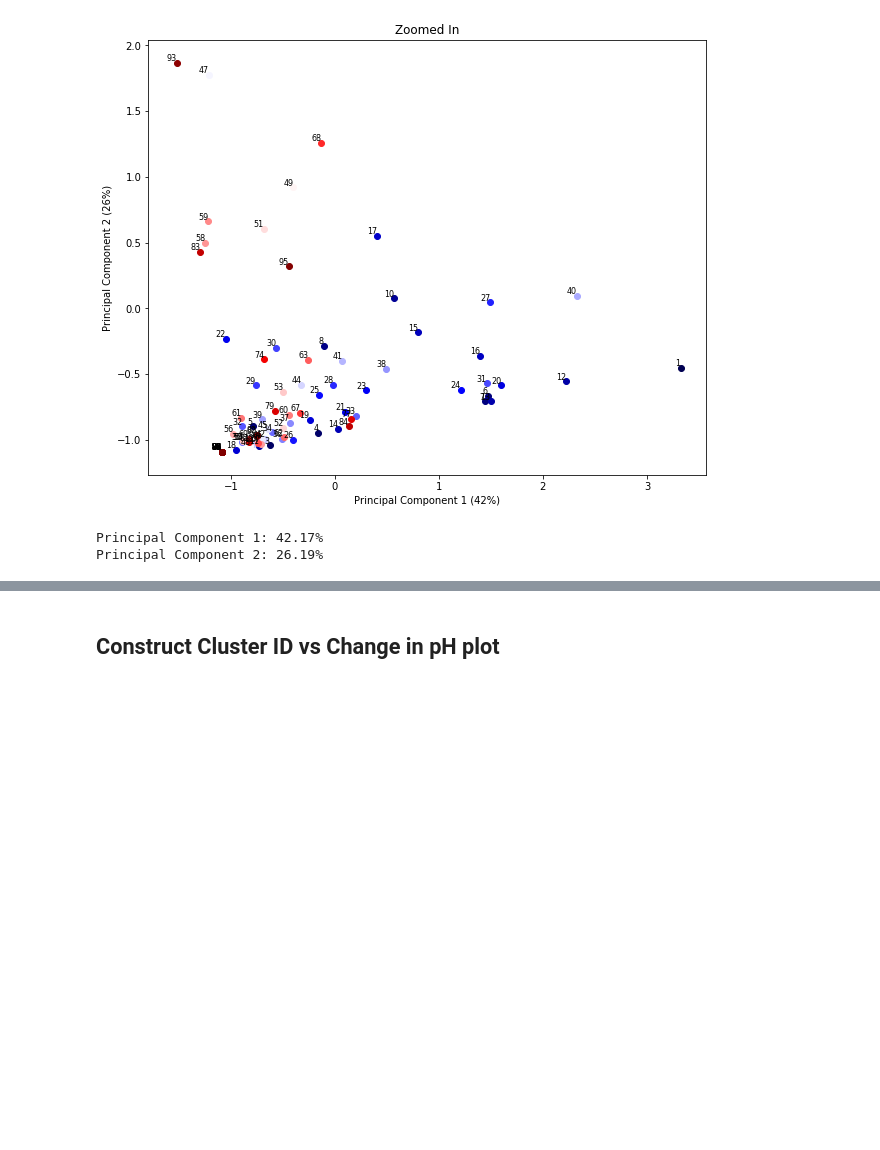
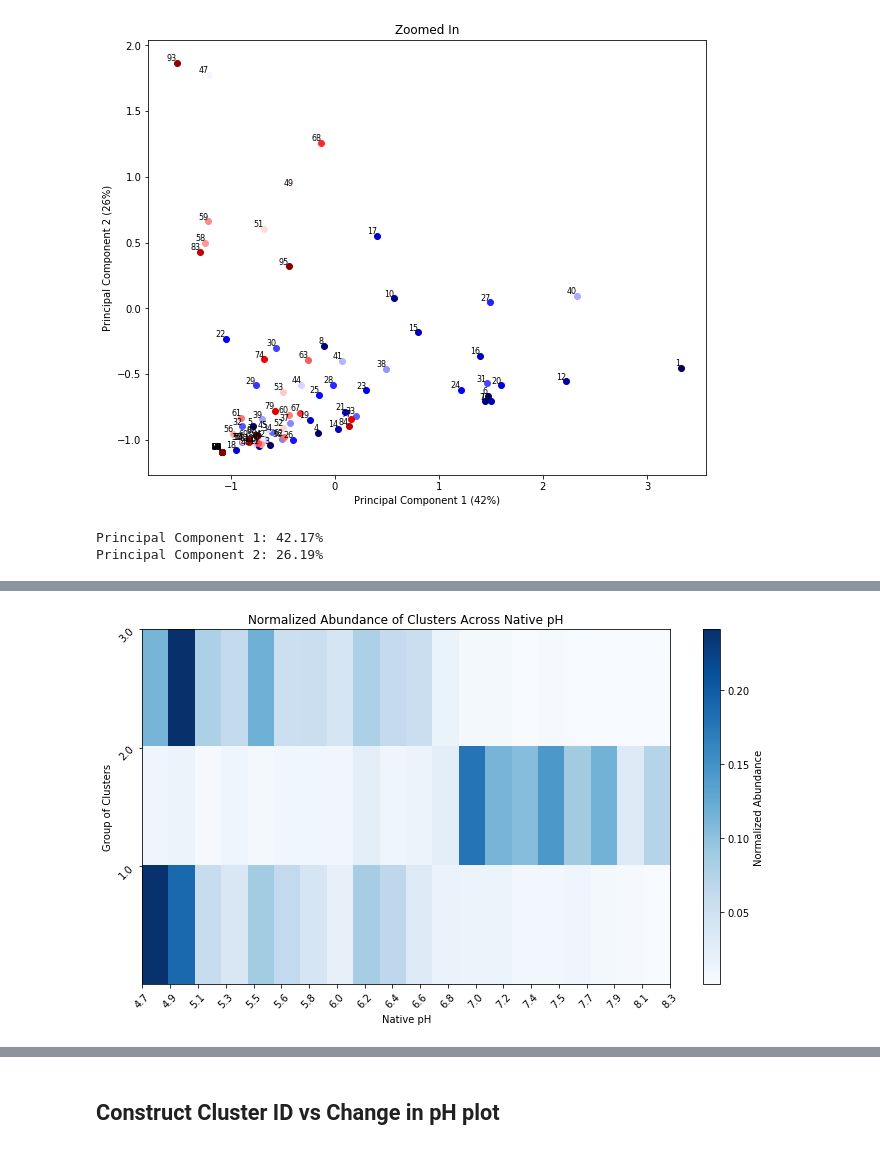
Before and after one commit to AddisonHowe/soil-metagenomics, a Jupyter notebook: organization.ipynb, the cells around one changed output, grey strips where cells are left out. Cells and saved outputs as stored; diff of their text form; code cells hidden in the pictures; blank space fills up the shorter version.

```diff
--- a/organization.ipynb
+++ b/organization.ipynb
@@ -264,0 +332,41 @@ plt.show()
+# %%
+cluster_IDs = pd.read_csv('out/cluster_ids.tsv', sep='\t', header=None)
+clustered_data = pd.read_csv('out/clustered_data_nar.tsv', sep='\t', header=None)
+cluster_IDs = cluster_IDs.values
+cluster_IDs = [item[0] for item in cluster_IDs]
+clustered_data = clustered_data.values
+
+
+grouped_data = np.zeros((3, 20))
+
+for i, datum in enumerate(clustered_data):
+    if i in group1:
+        grouped_data[0] += datum
+    elif i in group2:
+        grouped_data[1] += datum
+    else:
+        grouped_data[2] += datum
+
+normalized_data = grouped_data / grouped_data.sum(axis=1, keepdims=True) #normalization step
+
+x = np.linspace(4.7, 8.3, 20)
+y = np.linspace(1,3,3)
+
+
+plt.figure(figsize=(10, 6))
+
+plt.imshow(normalized_data, aspect='auto', cmap='Blues', extent=[x[0], x[-1], 0, normalized_data.shape[0]])
+
+plt.xlabel('Native pH')
+plt.ylabel('Group of Clusters')
+plt.title('Normalized Abundance of Clusters Across Native pH')
+
+plt.colorbar(label='Normalized Abundance')
+
+plt.xticks(ticks=np.linspace(x[0], x[-1], len(x)), labels=[f"{val:.1f}" for val in x], rotation=45)
+plt.yticks(ticks=np.linspace(y[0], y[-1], len(y)), labels=[f"{val:.1f}" for val in y], rotation=45)
+
+plt.tight_layout()
+plt.show()
+# %% [output]
+[figure, added]
```
Also changed, not shown: parts of 34 cells of this notebook, 14 other files.
